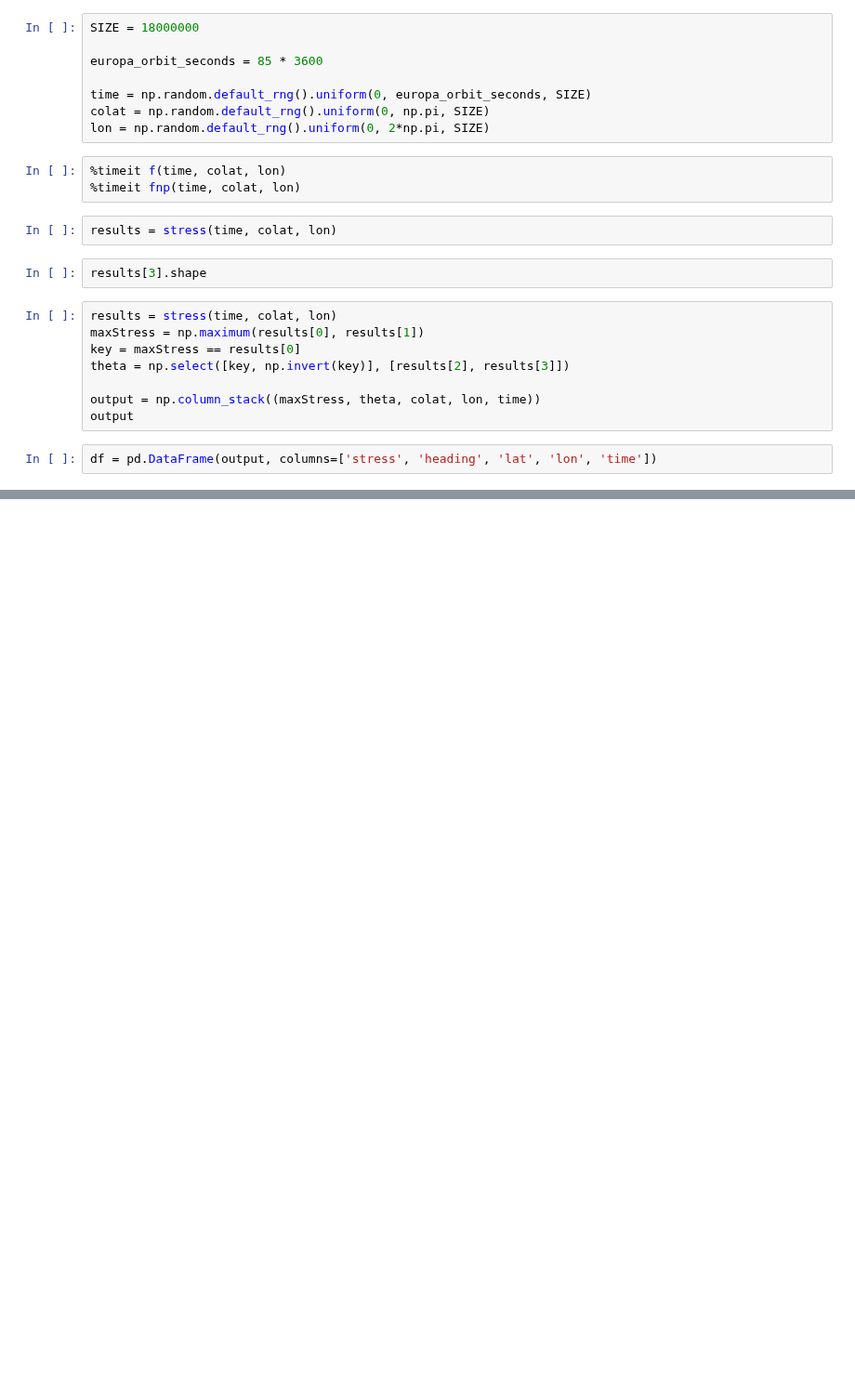
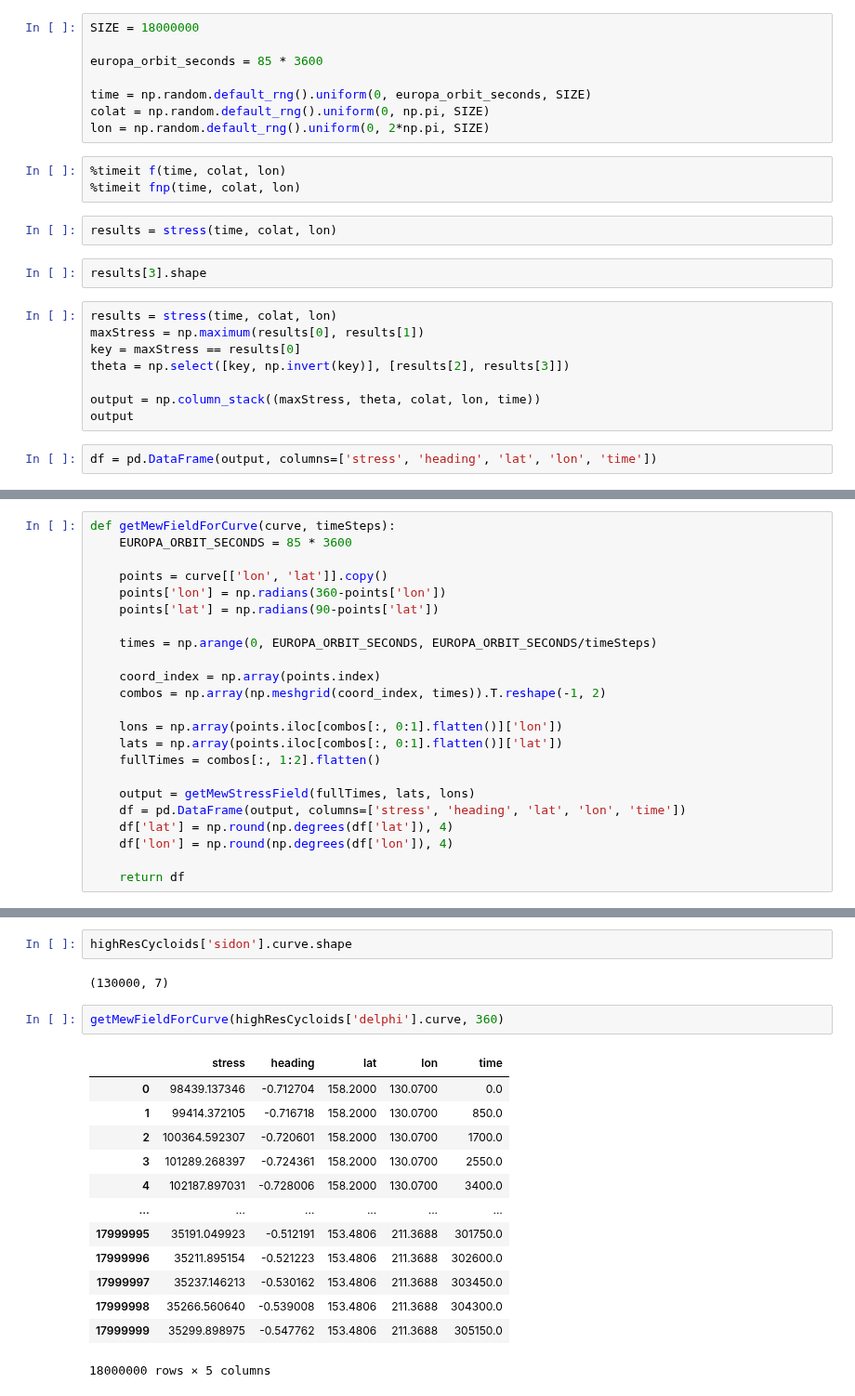
Before and after one commit to ssajous/europa-cycloids, a Jupyter notebook: src/Sympy Theano.ipynb, the cells around one changed output, grey strips where cells are left out. Shown at 93% size. Cells and saved outputs as stored; diff of their text form; blank space fills up the shorter version.

```diff
--- a/src/Sympy Theano.ipynb
+++ b/src/Sympy Theano.ipynb
@@ -72,5 +72,28 @@ def getMewStressField(times, colats, lons):
     theta = np.select([key, np.invert(key)], [results[2], results[3]])
 
     return np.column_stack((maxStress, theta, colats, lons, times))
+# %%
+def getMewFieldForCurve(curve, timeSteps):
+    EUROPA_ORBIT_SECONDS = 85 * 3600
+
+    points = curve[['lon', 'lat']].copy()
+    points['lon'] = np.radians(360-points['lon'])
+    points['lat'] = np.radians(90-points['lat'])
+
+    times = np.arange(0, EUROPA_ORBIT_SECONDS, EUROPA_ORBIT_SECONDS/timeSteps)
+
+    coord_index = np.array(points.index)
+    combos = np.array(np.meshgrid(coord_index, times)).T.reshape(-1, 2)
+
+    lons = np.array(points.iloc[combos[:, 0:1].flatten()]['lon'])
+    lats = np.array(points.iloc[combos[:, 0:1].flatten()]['lat'])
+    fullTimes = combos[:, 1:2].flatten()
+
+    output = getMewStressField(fullTimes, lats, lons)
+    df = pd.DataFrame(output, columns=['stress', 'heading', 'lat', 'lon', 'time'])
+    df['lat'] = np.round(np.degrees(df['lat']), 4)
+    df['lon'] = np.round(np.degrees(df['lon']), 4)
+
+    return df
 # %%
 curve = highResCycloids['delphi'].curve.copy()
@@ -95,0 +139,20 @@ plt.plot(filtered['lon'], filtered['stress'])
+# %%
+highResCycloids['sidon'].curve.shape
+# %% [output]
+(130000, 7)
+# %%
+getMewFieldForCurve(highResCycloids['delphi'].curve, 360)
+# %% [output]
+|  | stress | heading | lat | lon | time |
+| 0 | 98439.137346 | -0.712704 | 158.2000 | 130.0700 | 0.0 |
+| 1 | 99414.372105 | -0.716718 | 158.2000 | 130.0700 | 850.0 |
+| 2 | 100364.592307 | -0.720601 | 158.2000 | 130.0700 | 1700.0 |
+| 3 | 101289.268397 | -0.724361 | 158.2000 | 130.0700 | 2550.0 |
+| 4 | 102187.897031 | -0.728006 | 158.2000 | 130.0700 | 3400.0 |
+| ... | ... | ... | ... | ... | ... |
+| 17999995 | 35191.049923 | -0.512191 | 153.4806 | 211.3688 | 301750.0 |
+| 17999996 | 35211.895154 | -0.521223 | 153.4806 | 211.3688 | 302600.0 |
+| 17999997 | 35237.146213 | -0.530162 | 153.4806 | 211.3688 | 303450.0 |
+| 17999998 | 35266.560640 | -0.539008 | 153.4806 | 211.3688 | 304300.0 |
+| 17999999 | 35299.898975 | -0.547762 | 153.4806 | 211.3688 | 305150.0 |
+18000000 rows × 5 columns
```
Also changed, not shown: parts of 6 cells of this notebook, 2 other files.
